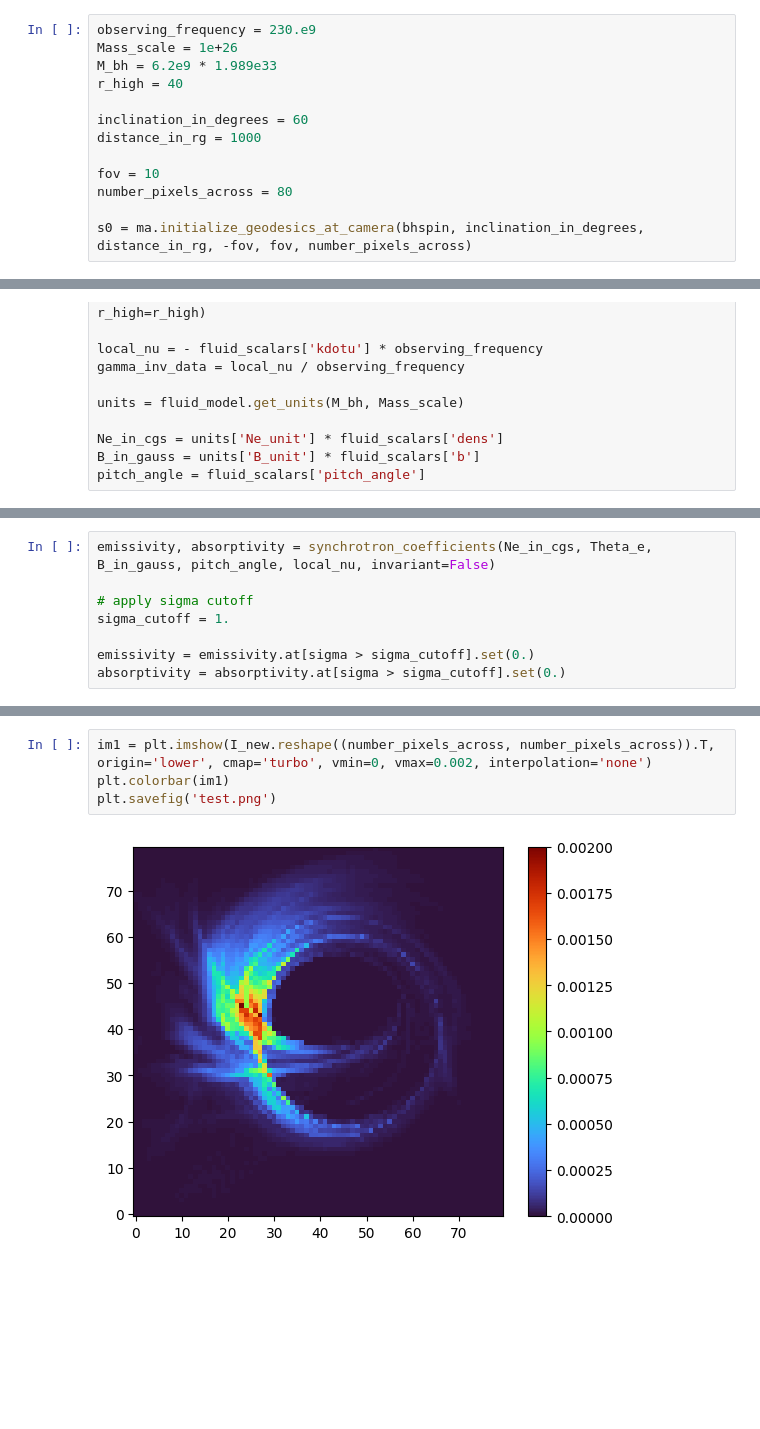
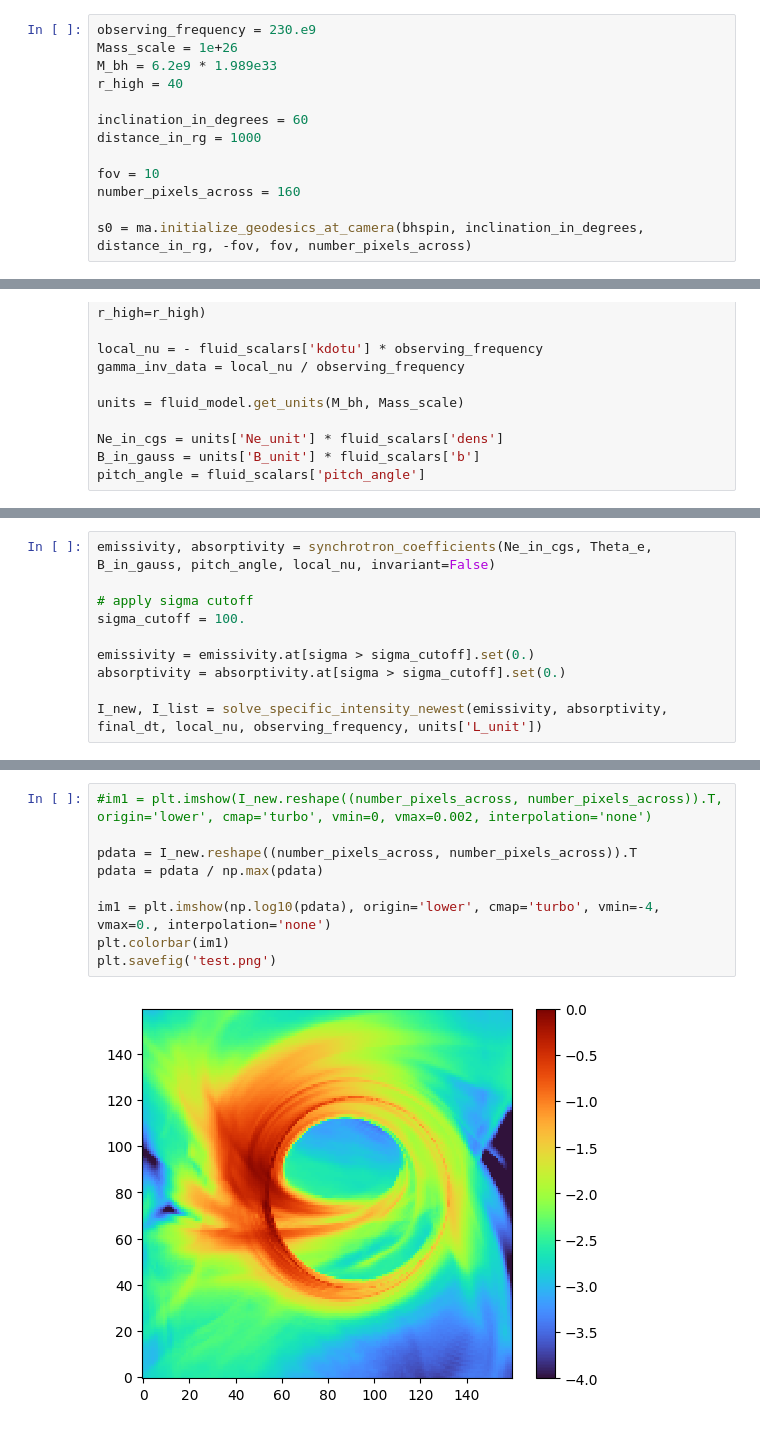
Before and after one commit to liamedeiros/Mahakala, a Jupyter notebook: demos/grmhd.ipynb, the cells around one changed output, grey strips where cells are left out. Cells and saved outputs as stored; diff of their text form; blank space fills up the shorter version.

Commit message:
update with working jax solver for radiative transfer equation

```diff
--- a/demos/grmhd.ipynb
+++ b/demos/grmhd.ipynb
@@ -30,7 +30,7 @@ inclination_in_degrees = 60
 distance_in_rg = 1000
 
 fov = 10
-number_pixels_across = 80
+number_pixels_across = 160
 
 s0 = ma.initialize_geodesics_at_camera(bhspin, inclination_in_degrees, distance_in_rg, -fov, fov, number_pixels_across)
 # %%
@@ -62,7 +64,9 @@ pitch_angle = fluid_scalars['pitch_angle']
 emissivity, absorptivity = synchrotron_coefficients(Ne_in_cgs, Theta_e, B_in_gauss, pitch_angle, local_nu, invariant=False)
 
 # apply sigma cutoff
-sigma_cutoff = 1.
+sigma_cutoff = 100.
 
 emissivity = emissivity.at[sigma > sigma_cutoff].set(0.)
 absorptivity = absorptivity.at[sigma > sigma_cutoff].set(0.)
+
+I_new, I_list = solve_specific_intensity_newest(emissivity, absorptivity, final_dt, local_nu, observing_frequency, units['L_unit'])
@@ -73,6 +101,11 @@ I_new, I_list = solve_specific_intensity_newest(emissivity, absorptivity, final_
 # %%
-im1 = plt.imshow(I_new.reshape((number_pixels_across, number_pixels_across)).T, origin='lower', cmap='turbo', vmin=0, vmax=0.002, interpolation='none')
+#im1 = plt.imshow(I_new.reshape((number_pixels_across, number_pixels_across)).T, origin='lower', cmap='turbo', vmin=0, vmax=0.002, interpolation='none')
+
+pdata = I_new.reshape((number_pixels_across, number_pixels_across)).T
+pdata = pdata / np.max(pdata)
+
+im1 = plt.imshow(np.log10(pdata), origin='lower', cmap='turbo', vmin=-4, vmax=0., interpolation='none')
 plt.colorbar(im1)
 plt.savefig('test.png')
 # %% [output]
-[figure, old version]
+[figure, new version]
```
Also changed, not shown: parts of 5 cells of this notebook, 1 other file.
